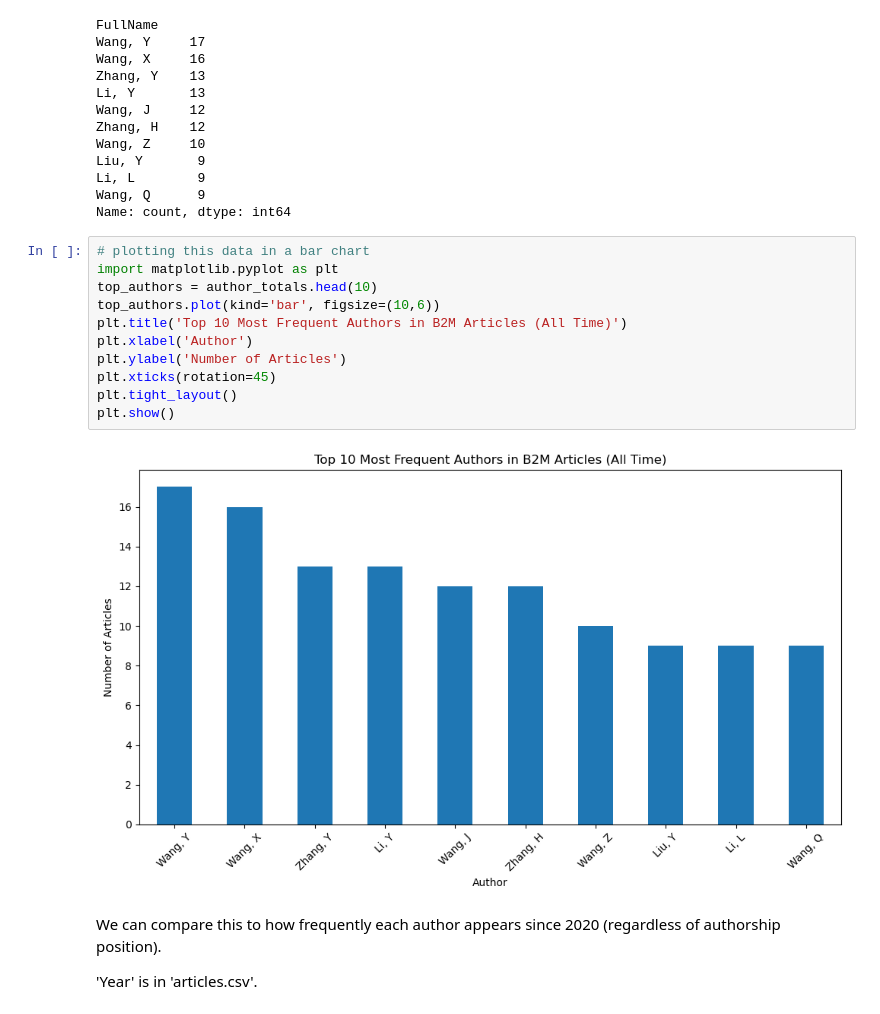
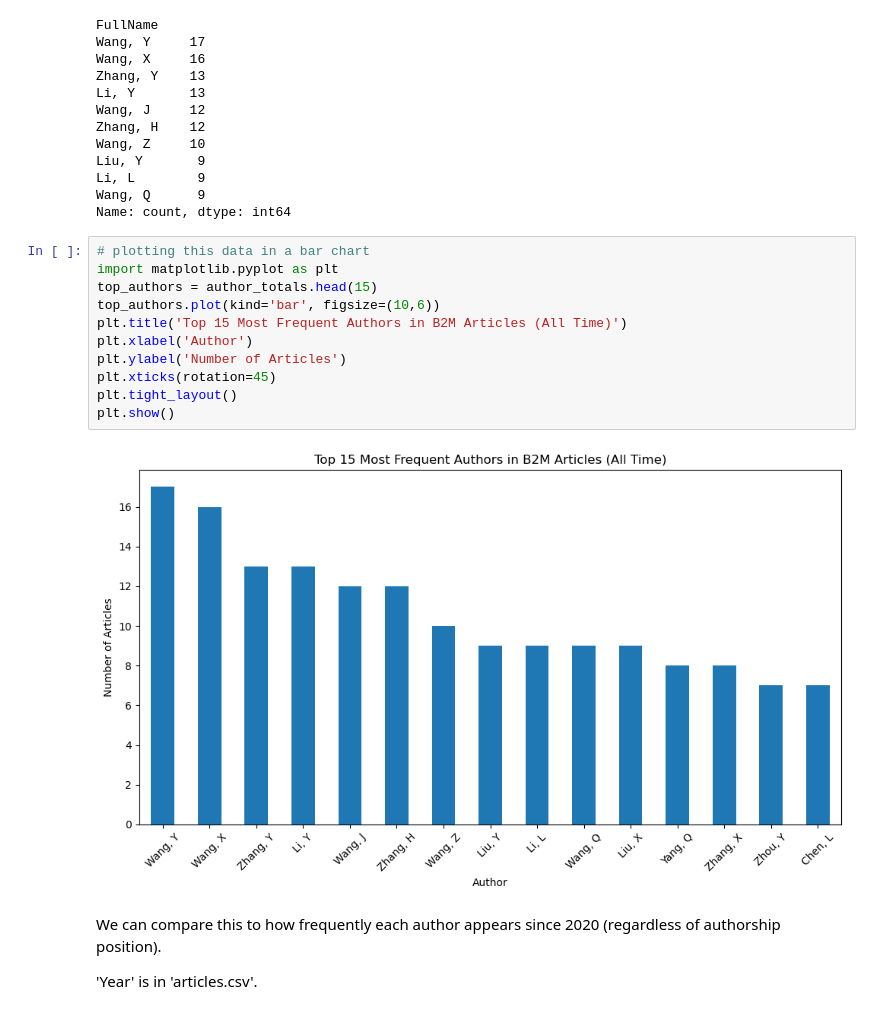
Before and after one commit to LillWawrence/consulting_skills_exam, a Jupyter notebook: will.ipynb, the cells around one changed output. Cells and saved outputs as stored; diff of their text form.

```diff
--- a/will.ipynb
+++ b/will.ipynb
@@ -134,16 +134,16 @@ Name: count, dtype: int64
 # %%
 # plotting this data in a bar chart
 import matplotlib.pyplot as plt
-top_authors = author_totals.head(10)
+top_authors = author_totals.head(15)
 top_authors.plot(kind='bar', figsize=(10,6))
-plt.title('Top 10 Most Frequent Authors in B2M Articles (All Time)')
+plt.title('Top 15 Most Frequent Authors in B2M Articles (All Time)')
 plt.xlabel('Author')
 plt.ylabel('Number of Articles')
 plt.xticks(rotation=45)
 plt.tight_layout()
 plt.show()
 # %% [output]
-[figure, old version]
+[figure, new version]
 # %% [markdown]
 We can compare this to how frequently each author appears since 2020 (regardless of authorship position).
 
```
Also changed, not shown: parts of 24 cells of this notebook.
